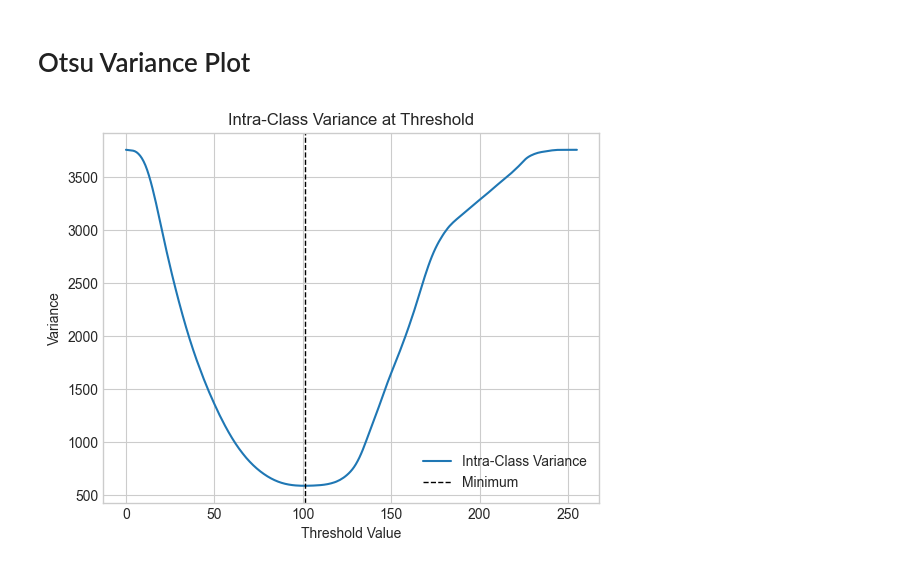
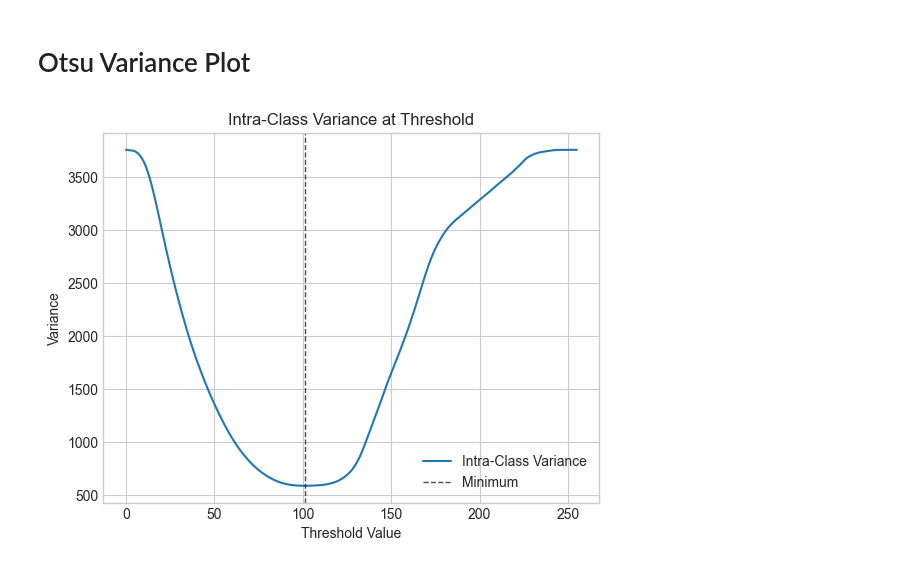
Before and after one commit to joypauls/blog-scripts, a Jupyter notebook: notebooks/otsus_method.ipynb, the cells around one changed output. Cells and saved outputs as stored; diff of their text form; code cells hidden in the pictures.

```diff
--- a/notebooks/otsus_method.ipynb
+++ b/notebooks/otsus_method.ipynb
@@ -102,19 +107,27 @@ def intraclass_variance(threshold, img):
         np.mean(cls) * np.var(img, where=cls) for cls in [img >= threshold, img < threshold]
     ])
 
+def class_0_variance(threshold, img):
+    return np.var(img, where=img < threshold)
+
+def class_1_variance(threshold, img):
+    return np.var(img, where=img >= threshold)
+
 def otsu_method_trace(img):
     return {
-        "variance": [intraclass_variance(threshold, img) for threshold in range(img.min(), img.max() + 1)],
+        "intraclass": [intraclass_variance(threshold, img) for threshold in range(img.min(), img.max() + 1)],
+        "class_0": [class_0_variance(threshold, img) for threshold in range(img.min(), img.max() + 1)],
+        "class_1": [class_1_variance(threshold, img) for threshold in range(img.min(), img.max() + 1)],
     }
 # %%
 trace = otsu_method_trace(landscape_gray)
 # %%
-plt.plot(trace["variance"], label="Intra-Class Variance")
-plt.axvline(x=np.argmin(trace["variance"]), color="black", linestyle="--", linewidth=1, label="Minimum")
+plt.plot(trace["intraclass"], label="Intra-Class Variance")
+plt.axvline(x=np.argmin(trace["intraclass"]), color="black", linestyle="--", linewidth=1, alpha=0.7, label="Minimum")
 plt.title("Intra-Class Variance at Threshold")
 plt.xlabel("Threshold Value")
 plt.ylabel("Variance")
 plt.legend()
 plt.show()
 # %% [output]
-[figure, old version]
+[figure, new version]
```
Also changed, not shown: parts of 7 cells of this notebook.
